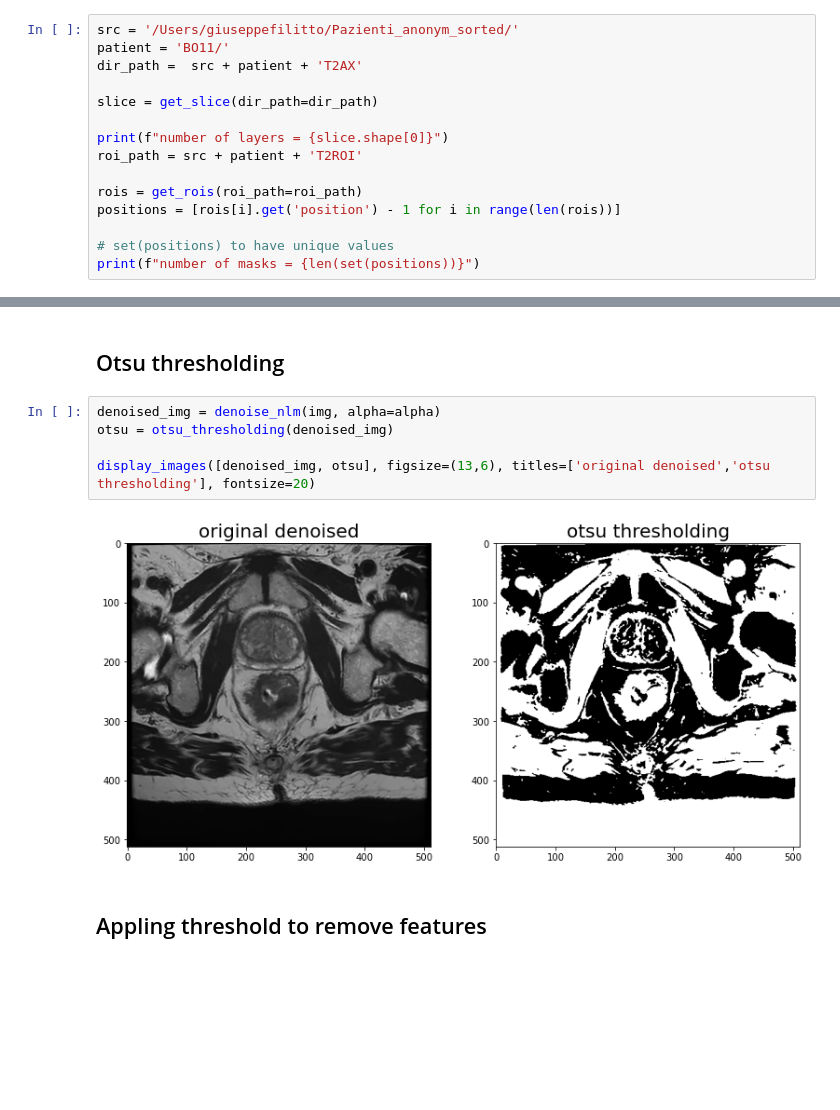
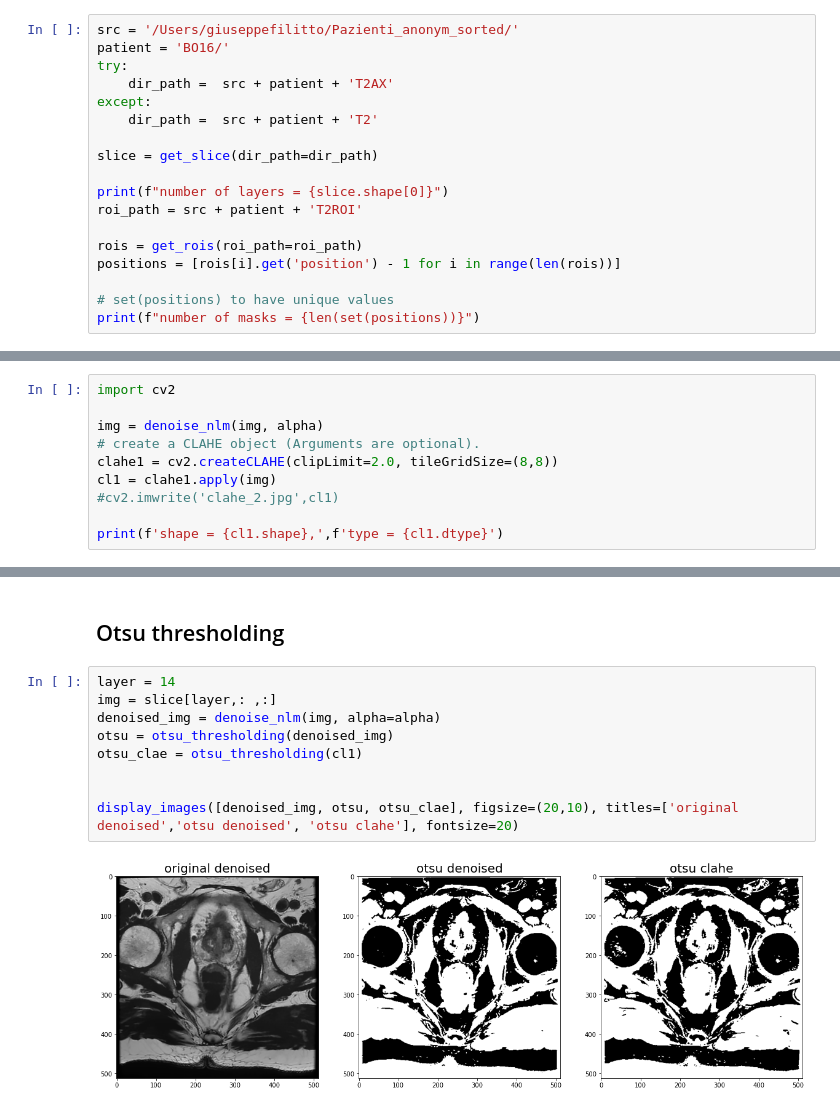
Before and after one commit to giuseppefilitto/img-segm, a Jupyter notebook: notebooks/ImageProcessing.ipynb, the cells around one changed output, grey strips where cells are left out. Drawn from its saved outputs; the diff is of its cells as text; blank space fills up the shorter version.

```diff
--- a/notebooks/ImageProcessing.ipynb
+++ b/notebooks/ImageProcessing.ipynb
@@ -10,8 +10,11 @@ from MRIsegm.processing import otsu_thresholding, add_images, show_image_histogr
 ## Loading data
 # %%
 src = '/Users/giuseppefilitto/Pazienti_anonym_sorted/'
-patient = 'BO11/'
-dir_path =  src + patient + 'T2AX'
+patient = 'BO16/'
+try:
+    dir_path =  src + patient + 'T2AX'
+except:
+    dir_path =  src + patient + 'T2'
 
 slice = get_slice(dir_path=dir_path)
 
@@ -50,0 +56,10 @@ compare_denoised_histo(img, alpha, figsize=(12, 12))
+# %%
+import cv2
+
+img = denoise_nlm(img, alpha)
+# create a CLAHE object (Arguments are optional).
+clahe1 = cv2.createCLAHE(clipLimit=2.0, tileGridSize=(8,8))
+cl1 = clahe1.apply(img)
+#cv2.imwrite('clahe_2.jpg',cl1)
+
+print(f'shape = {cl1.shape},',f'type = {cl1.dtype}')
@@ -51,11 +72,13 @@ compare_denoised_histo(img, alpha, figsize=(12, 12))
 # %% [markdown]
 ## Otsu thresholding
 # %%
+layer = 14
+img = slice[layer,: ,:]
 denoised_img = denoise_nlm(img, alpha=alpha)
 otsu = otsu_thresholding(denoised_img)
+otsu_clae = otsu_thresholding(cl1)
 
-display_images([denoised_img, otsu], figsize=(13,6), titles=['original denoised','otsu thresholding'], fontsize=20)
+
+display_images([denoised_img, otsu, otsu_clae], figsize=(20,10), titles=['original denoised','otsu denoised', 'otsu clahe'], fontsize=20)
 # %% [output]
-[figure, old version]
+[figure, new version]
-# %% [markdown]
-## Appling threshold to remove features
```
Also changed, not shown: parts of 9 cells of this notebook, 2 other files.
